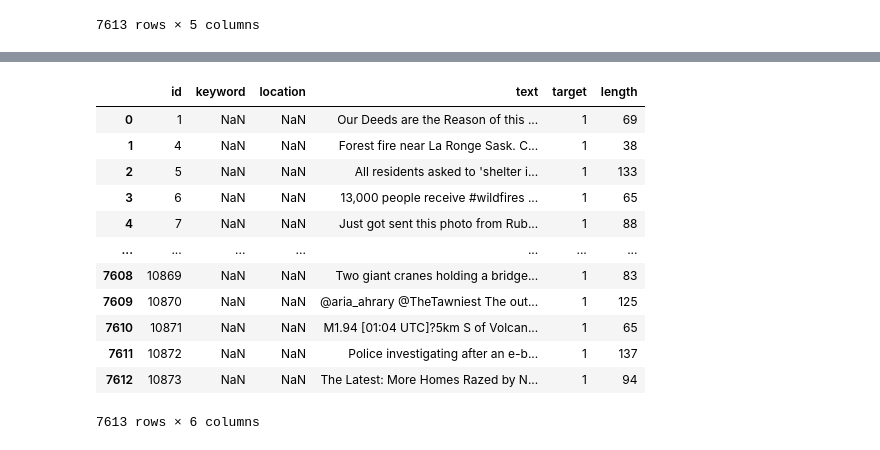
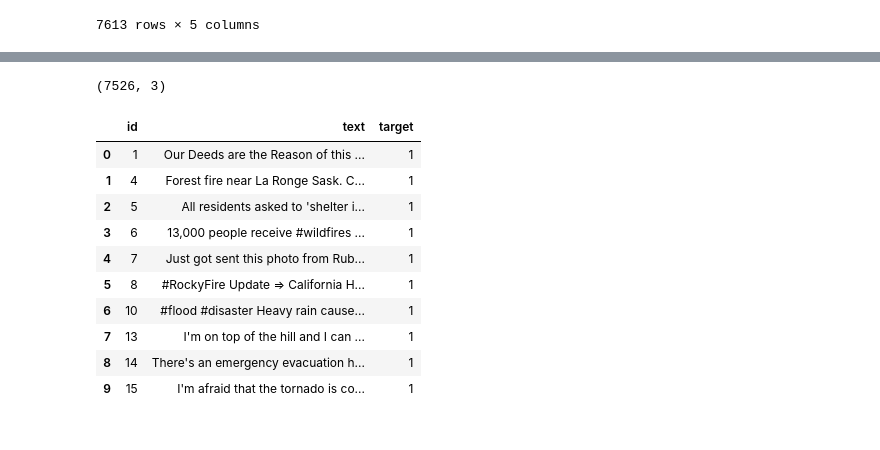
Before and after one commit to jerife/Kaggle, a Jupyter notebook: 05 Natural Language Processing with Disaster Tweets.ipynb, the cells around one changed output, grey strips where cells are left out. Drawn from its saved outputs; the diff is of its cells as text; code cells hidden in the pictures.

```diff
--- a/05 Natural Language Processing with Disaster Tweets.ipynb
+++ b/05 Natural Language Processing with Disaster Tweets.ipynb
@@ -30,5 +7,4 @@ plt.style.use('seaborn')
 sns.set(font_scale=2.5)
 %matplotlib inline
 # %%
-df=pd.read_csv('/kaggle/input/nlp-getting-started/train.csv')
-df
+df = pd.read_csv('/Users/jerife/data/nlp-getting-started/train.csv')
@@ -115,2 +78,7 @@ def get_length(text):
-# %%
-df['length'] = df['text'].apply(get_length)
+# %%
+df.drop('location', axis=1, inplace=True)
+df['keyword'].fillna('',inplace=True)
+df['text'] = df['text'] + ' ' + df['keyword']
+df['text'] = df['text'].apply(lambda x: x.strip())
+df.drop('keyword', axis=1, inplace=True)
+df.head(10)
@@ -117,16 +114,19 @@ df['length'] = df['text'].apply(get_length)
+# %%
+df.drop_duplicates('text',keep='first',inplace=True)
+df.shape
+# %% [output]
+(7526, 3)
 # %%
-df
+df.head(10)
 # %% [output]
-|  | id | keyword | location | text | target | length |
-| 0 | 1 | NaN | NaN | Our Deeds are the Reason of this ... | 1 | 69 |
-| 1 | 4 | NaN | NaN | Forest fire near La Ronge Sask. C... | 1 | 38 |
-| 2 | 5 | NaN | NaN | All residents asked to 'shelter i... | 1 | 133 |
-| 3 | 6 | NaN | NaN | 13,000 people receive #wildfires ... | 1 | 65 |
-| 4 | 7 | NaN | NaN | Just got sent this photo from Rub... | 1 | 88 |
-| ... | ... | ... | ... | ... | ... | ... |
-| 7608 | 10869 | NaN | NaN | Two giant cranes holding a bridge... | 1 | 83 |
-| 7609 | 10870 | NaN | NaN | @aria_ahrary @TheTawniest The out... | 1 | 125 |
-| 7610 | 10871 | NaN | NaN | M1.94 [01:04 UTC]?5km S of Volcan... | 1 | 65 |
-| 7611 | 10872 | NaN | NaN | Police investigating after an e-b... | 1 | 137 |
-| 7612 | 10873 | NaN | NaN | The Latest: More Homes Razed by N... | 1 | 94 |
+|  | id | text | target |
+| 0 | 1 | Our Deeds are the Reason of this ... | 1 |
+| 1 | 4 | Forest fire near La Ronge Sask. C... | 1 |
+| 2 | 5 | All residents asked to 'shelter i... | 1 |
+| 3 | 6 | 13,000 people receive #wildfires ... | 1 |
+| 4 | 7 | Just got sent this photo from Rub... | 1 |
+| 5 | 8 | #RockyFire Update => California H... | 1 |
+| 6 | 10 | #flood #disaster Heavy rain cause... | 1 |
+| 7 | 13 | I'm on top of the hill and I can ... | 1 |
+| 8 | 14 | There's an emergency evacuation h... | 1 |
+| 9 | 15 | I'm afraid that the tornado is co... | 1 |
-7613 rows × 6 columns
```
Also changed, not shown: parts of 15 cells of this notebook.
